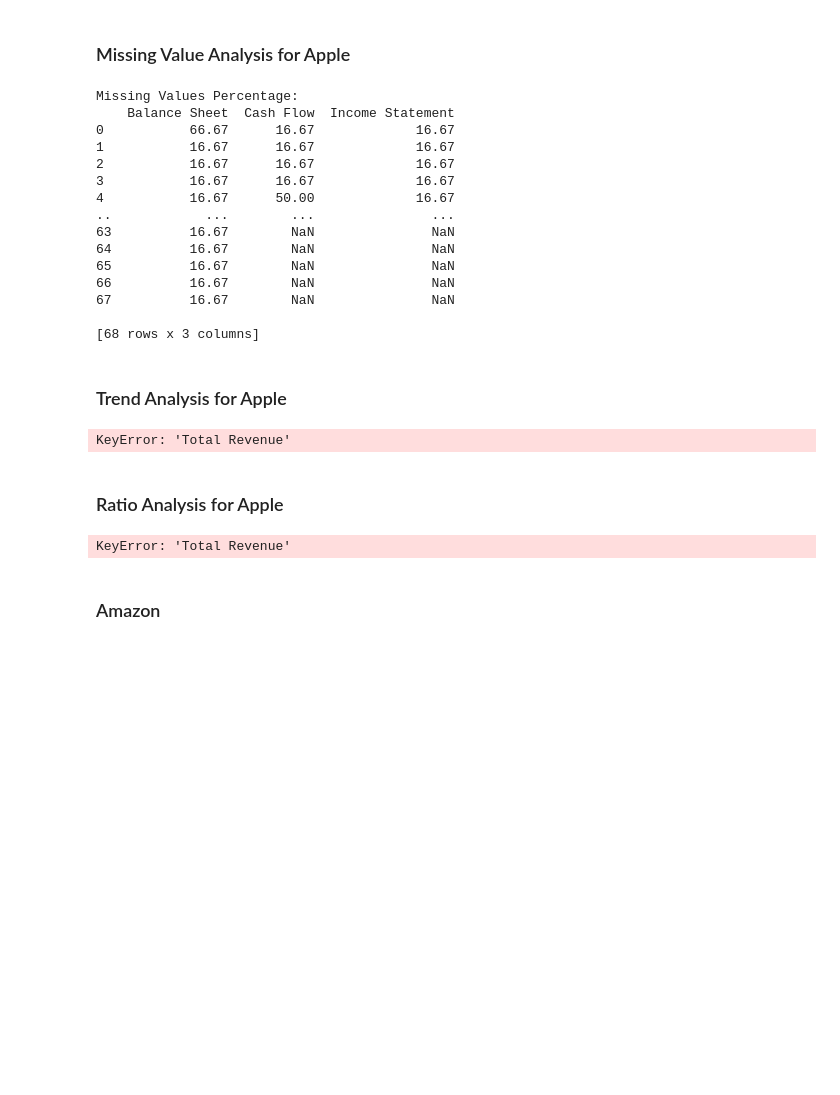
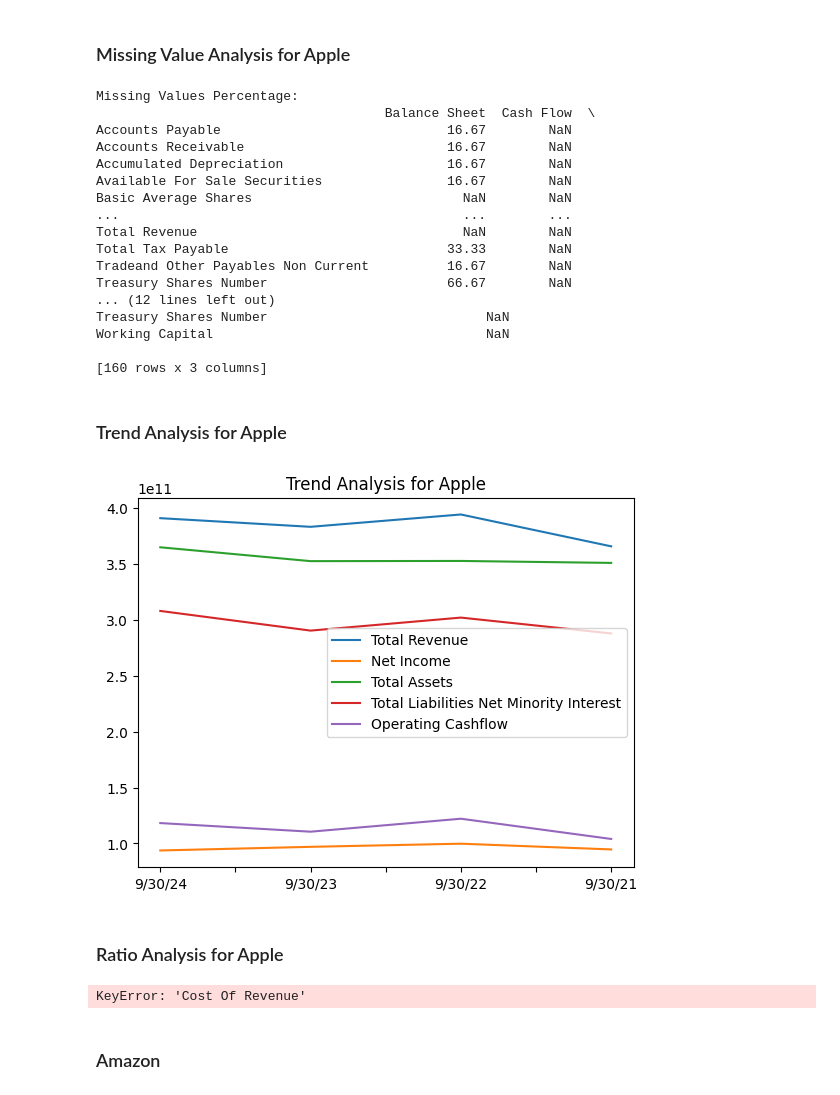
Before and after one commit to adhfmz8/stock-price-prediction, a Jupyter notebook: notebooks/01_data_exploration.ipynb, the cells around one changed output. Saved outputs shown, nothing was run; the diff lists cells and outputs as text; code cells hidden in the pictures; blank space fills up the shorter version.

Commit message:
pushing trend analysis

```diff
--- a/notebooks/01_data_exploration.ipynb
+++ b/notebooks/01_data_exploration.ipynb
@@ -350,0 +338,11 @@ AAPL_income_statement_transposed.head()
+# %%
+# Display transposed columns
+AAPL_balance_sheet_transposed.columns = AAPL_balance_sheet_transposed.iloc[0]
+AAPL_income_statement_transposed.columns = AAPL_income_statement_transposed.iloc[0]
+AAPL_cash_flow_transposed.columns = AAPL_cash_flow_transposed.iloc[0]
+
+# Get specific column
+#print(AAPL_balance_sheet_transposed['Leases'])
+#print(AAPL_income_statement_transposed['Total Revenue'])
+#print(AAPL_cash_flow_transposed['Free Cash Flow'])
+AAPL_income_statement_transposed.head()
@@ -371,45 +377,47 @@ print("Missing Values Percentage:")
 print(missing_values_df.round(2))
 # %% [output]
 Missing Values Percentage:
-    Balance Sheet  Cash Flow  Income Statement
-0           66.67      16.67             16.67
-1           16.67      16.67             16.67
-2           16.67      16.67             16.67
-3           16.67      16.67             16.67
-4           16.67      50.00             16.67
-..            ...        ...               ...
-63          16.67        NaN               NaN
-64          16.67        NaN               NaN
-65          16.67        NaN               NaN
-66          16.67        NaN               NaN
-67          16.67        NaN               NaN
+                                     Balance Sheet  Cash Flow  \
+Accounts Payable                             16.67        NaN
+Accounts Receivable                          16.67        NaN
+Accumulated Depreciation                     16.67        NaN
+Available For Sale Securities                16.67        NaN
+Basic Average Shares                           NaN        NaN
+...                                            ...        ...
+Total Revenue                                  NaN        NaN
+Total Tax Payable                            33.33        NaN
+Tradeand Other Payables Non Current          16.67        NaN
+Treasury Shares Number                       66.67        NaN
+... (12 lines left out)
+Treasury Shares Number                            NaN
+Working Capital                                   NaN
 
-[68 rows x 3 columns]
+[160 rows x 3 columns]
 # %% [markdown]
 ### Trend Analysis for Apple
 # %%
 # Trend analysis for Apple
-revenue = AAPL_income_statement_transposed.loc["Total Revenue"]
-net_income = AAPL_income_statement_transposed.loc["Net Income"]
-total_assets = AAPL_balance_sheet_transposed.loc["Total Assets"]
-total_liabilities = AAPL_balance_sheet_transposed.loc["Total Liabilities"]
-cash_flow_from_operations = AAPL_cash_flow_transposed.loc["Cash Flow from Operations"]
+revenue = pd.to_numeric(AAPL_income_statement_transposed['Total Revenue'], errors='coerce')
+net_income = pd.to_numeric(AAPL_income_statement_transposed['Net Income'], errors='coerce')
+total_assets = pd.to_numeric(AAPL_balance_sheet_transposed['Total Assets'], errors='coerce')
+total_liabilities = pd.to_numeric(AAPL_balance_sheet_transposed['Total Liabilities Net Minority Interest'], errors='coerce')
+cash_flow_from_operations = pd.to_numeric(AAPL_cash_flow_transposed['Operating Cash Flow'], errors='coerce')
 
-revenue.plot(label="Revenue")
+revenue.plot(label="Total Revenue")
 net_income.plot(label="Net Income")
 total_assets.plot(label="Total Assets")
-total_liabilities.plot(label="Total Liabilities")
-cash_flow_from_operations.plot(label="Cash Flow from Operations")
+total_liabilities.plot(label='Total Liabilities Net Minority Interest')
+cash_flow_from_operations.plot(label= "Operating Cashflow")
+plt.title("Trend Analysis for Apple")
 plt.legend()
-plt.title("Trend Analysis for Apple")
 plt.show()
 # %% [output]
-KeyError: 'Total Revenue'
+[figure, added]
 # %% [markdown]
 ### Ratio Analysis for Apple
 # %%
 # Profitability Ratios for Apple
-gross_profit_margin = AAPL_income_statement_transposed["Total Revenue"] - AAPL_income_statement_transposed["Cost of Revenue"] / AAPL_income_statement_transposed["Total Revenue"]
+gross_profit_margin = AAPL_income_statement_transposed['Total Revenue'] - AAPL_balance_sheet_transposed['Cost Of Revenue'] / AAPL_balance_sheet_transposed['Total Revenue']
 operating_profit_margin = AAPL_income_statement_transposed["Operating Income"] / AAPL_income_statement_transposed["Total Revenue"]
 net_profit_margin = AAPL_income_statement_transposed["Net Income"] / AAPL_income_statement_transposed["Total Revenue"]
 
@@ -433,7 +441,7 @@ fig, axes = plt.subplots(2, 2, figsize=(12, 8))
 
 axes[0, 0].plot(AAPL_prices["Price"], AAPL_price_to_earnings)
 # %% [output]
-KeyError: 'Total Revenue'
+KeyError: 'Cost Of Revenue'
 # %% [markdown]
 ### Amazon
 # %%
```
Also changed, not shown: parts of 57 cells of this notebook, 2 other files.
